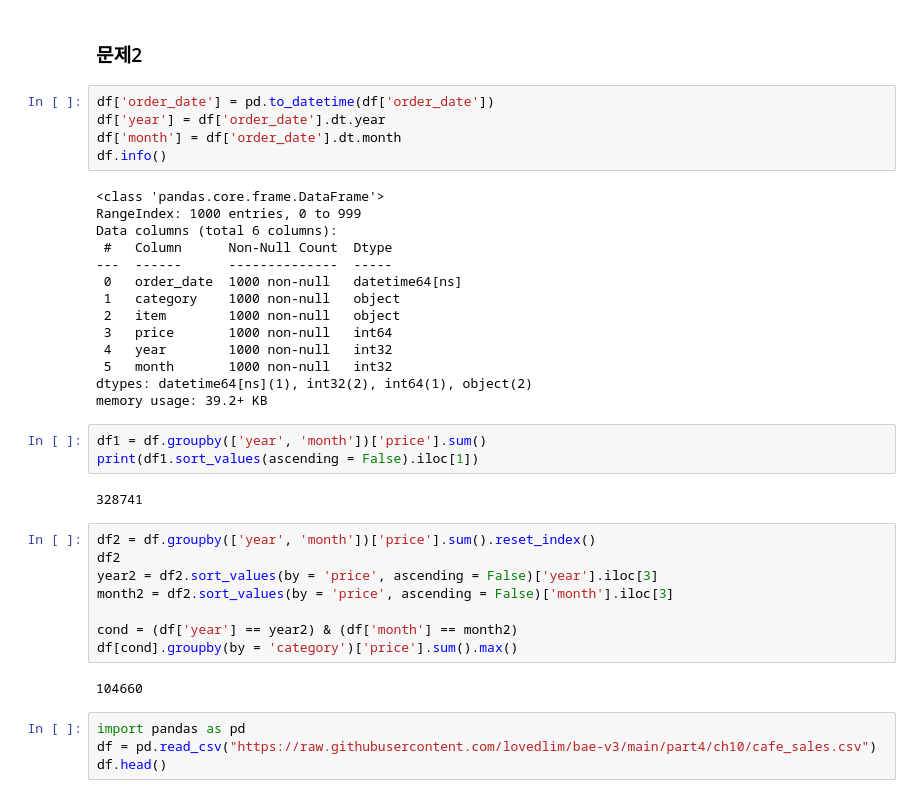
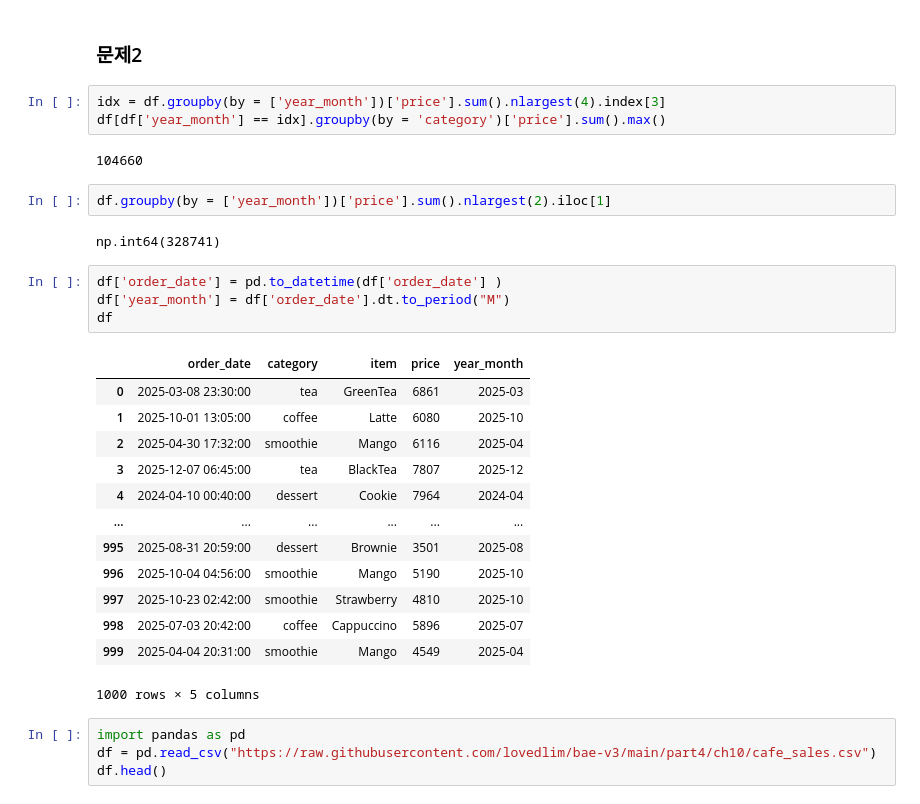
Before and after one commit to sohyun23/Big-Data-Analysis-, a Jupyter notebook: part4/ch10/p10_type1.ipynb, the cells around one changed output. Drawn from its saved outputs; the diff is of its cells as text.

```diff
--- a/part4/ch10/p10_type1.ipynb
+++ b/part4/ch10/p10_type1.ipynb
@@ -80,40 +60,33 @@ print(round(result.iloc[2],3))
 0.674
 # %% [markdown]
 ### 문제2
+# %%
+idx = df.groupby(by = ['year_month'])['price'].sum().nlargest(4).index[3]
+df[df['year_month'] == idx].groupby(by = 'category')['price'].sum().max()
+# %% [output]
+104660
+# %%
+df.groupby(by = ['year_month'])['price'].sum().nlargest(2).iloc[1]
+# %% [output]
+np.int64(328741)
 # %%
-df['order_date'] = pd.to_datetime(df['order_date'])
-df['year'] = df['order_date'].dt.year
-df['month'] = df['order_date'].dt.month
-df.info()
+df['order_date'] = pd.to_datetime(df['order_date'] )
+df['year_month'] = df['order_date'].dt.to_period("M")
+df
 # %% [output]
+|  | order_date | category | item | price | year_month |
+| 0 | 2025-03-08 23:30:00 | tea | GreenTea | 6861 | 2025-03 |
+| 1 | 2025-10-01 13:05:00 | coffee | Latte | 6080 | 2025-10 |
+| 2 | 2025-04-30 17:32:00 | smoothie | Mango | 6116 | 2025-04 |
+| 3 | 2025-12-07 06:45:00 | tea | BlackTea | 7807 | 2025-12 |
+| 4 | 2024-04-10 00:40:00 | dessert | Cookie | 7964 | 2024-04 |
+| ... | ... | ... | ... | ... | ... |
+| 995 | 2025-08-31 20:59:00 | dessert | Brownie | 3501 | 2025-08 |
+| 996 | 2025-10-04 04:56:00 | smoothie | Mango | 5190 | 2025-10 |
+| 997 | 2025-10-23 02:42:00 | smoothie | Strawberry | 4810 | 2025-10 |
+| 998 | 2025-07-03 20:42:00 | coffee | Cappuccino | 5896 | 2025-07 |
+| 999 | 2025-04-04 20:31:00 | smoothie | Mango | 4549 | 2025-04 |
-<class 'pandas.core.frame.DataFrame'>
-RangeIndex: 1000 entries, 0 to 999
-Data columns (total 6 columns):
- #   Column      Non-Null Count  Dtype
----  ------      --------------  -----
- 0   order_date  1000 non-null   datetime64[ns]
- 1   category    1000 non-null   object
- 2   item        1000 non-null   object
- 3   price       1000 non-null   int64
- 4   year        1000 non-null   int32
- 5   month       1000 non-null   int32
-dtypes: datetime64[ns](1), int32(2), int64(1), object(2)
-memory usage: 39.2+ KB
+1000 rows × 5 columns
-# %%
-df1 = df.groupby(['year', 'month'])['price'].sum()
-print(df1.sort_values(ascending = False).iloc[1])
-# %% [output]
-328741
-# %%
-df2 = df.groupby(['year', 'month'])['price'].sum().reset_index()
-df2
-year2 = df2.sort_values(by = 'price', ascending = False)['year'].iloc[3]
-month2 = df2.sort_values(by = 'price', ascending = False)['month'].iloc[3]
-
-cond = (df['year'] == year2) & (df['month'] == month2)
-df[cond].groupby(by = 'category')['price'].sum().max()
-# %% [output]
-104660
 # %%
 import pandas as pd
 df = pd.read_csv("https://raw.githubusercontent.com/lovedlim/bae-v3/main/part4/ch10/cafe_sales.csv")
```
Also changed, not shown: parts of 5 cells of this notebook.
